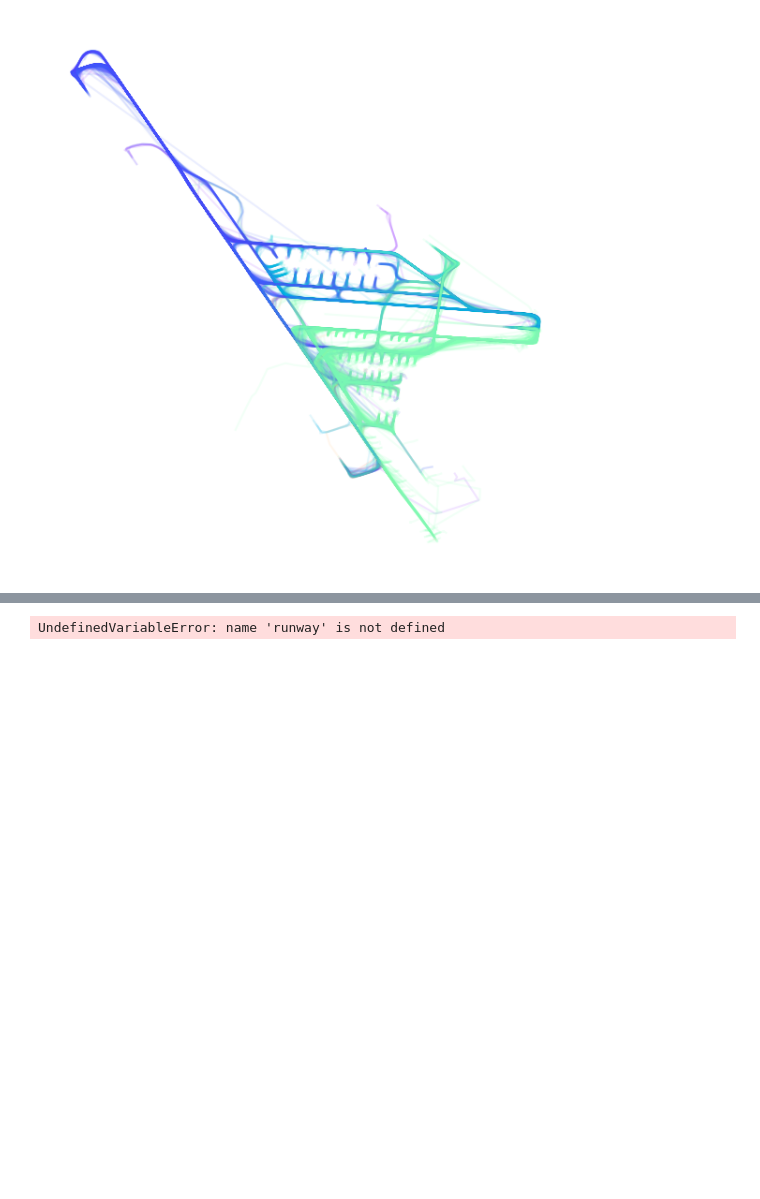
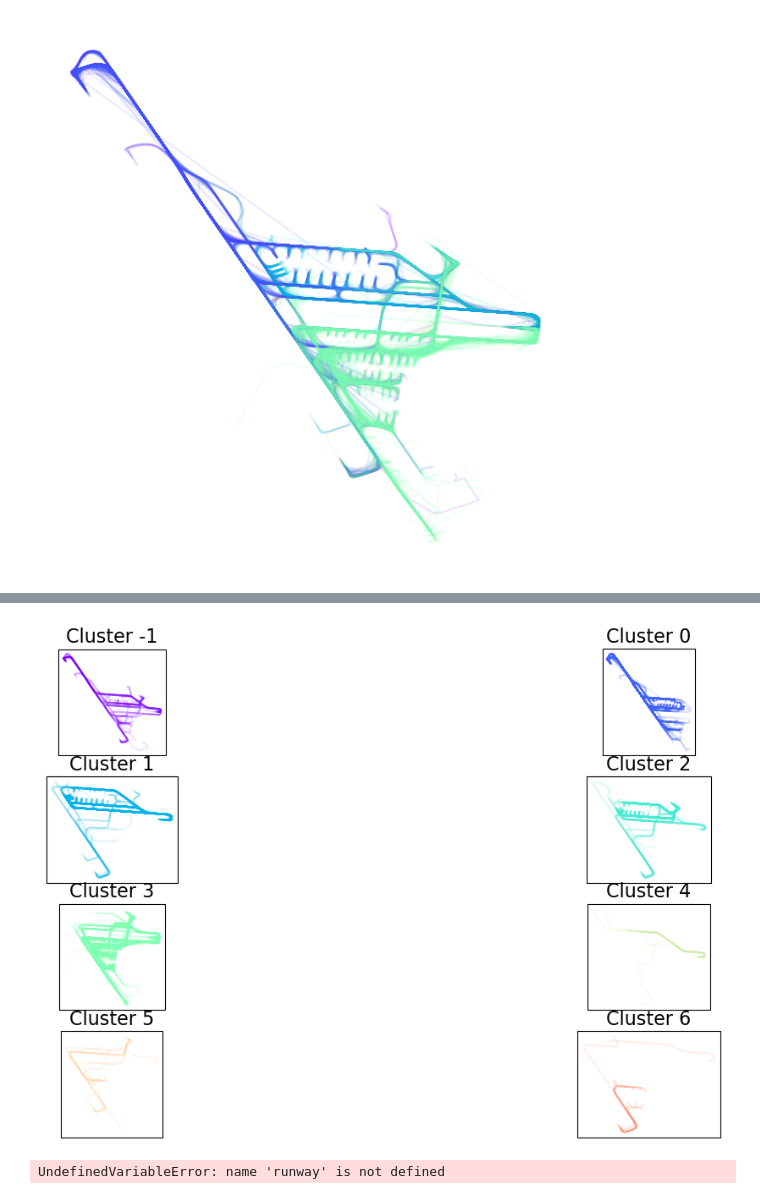
Before and after one commit to arthurlaquieze/artefact, a Jupyter notebook: onground_lszh_tsne.ipynb, the cells around one changed output, grey strips where cells are left out. Saved outputs shown, nothing was run; the diff lists cells and outputs as text; code cells hidden in the pictures; blank space fills up the shorter version.

```diff
--- a/onground_lszh_tsne.ipynb
+++ b/onground_lszh_tsne.ipynb
@@ -429,3 +461,22 @@ with plt.style.context("traffic"):
+# %%
+# 2 x 4 grid
+fig, axs = plt.subplots(ncols=2, nrows=4, figsize=(15, 7.5), subplot_kw={"projection": TRANSFORM})
+
+
+for idx, cluster in enumerate(sorted(t_tsne.data.cluster.unique())):
+    ids = t_tsne.query(f"cluster == {cluster}").data.flight_id.unique()
+
+    with plt.style.context("traffic"):
+        # ax = fig.add_subplot(111, projection=TRANSFORM)
+        # ax = fig.add_subplot(111, projection=TRANSFORM)
+        ax = axs[idx // 2, idx % 2]
+        for flight in t_tsne[ids]:
+            flight.plot(ax=ax, color=color_map[cluster], transform=TRANSFORM, alpha=0.1, label=cluster)
+            # flight.plot(ax=ax, color=color_map[cluster], alpha=0.1, label=cluster)
+        ax.set_title(f"Cluster {cluster}")
+plt.show()
+# %% [output]
+[figure, added]
 # %%
 from artefact.plot import plot_latent_and_trajs
 
```
Also changed, not shown: parts of 3 cells of this notebook.
